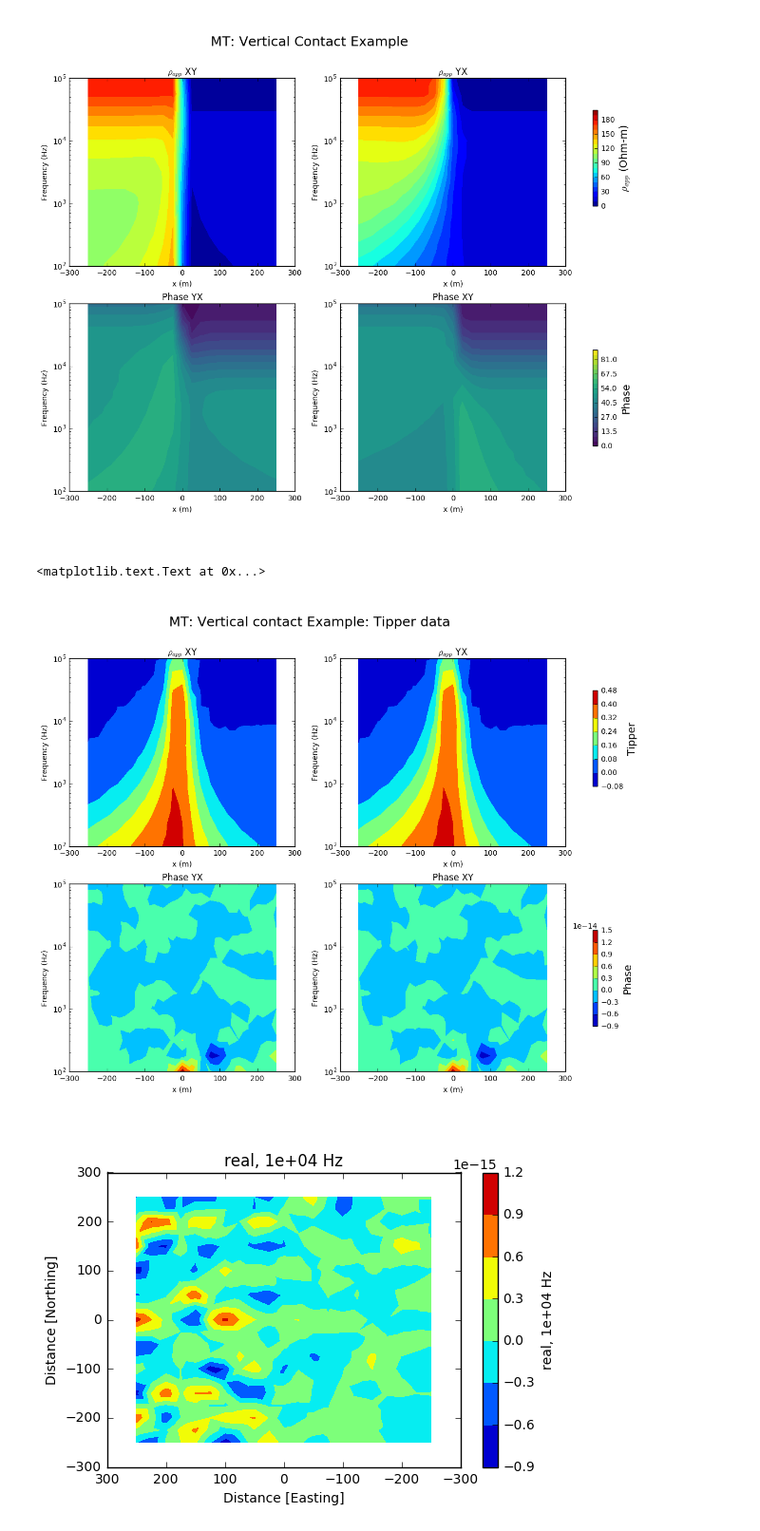
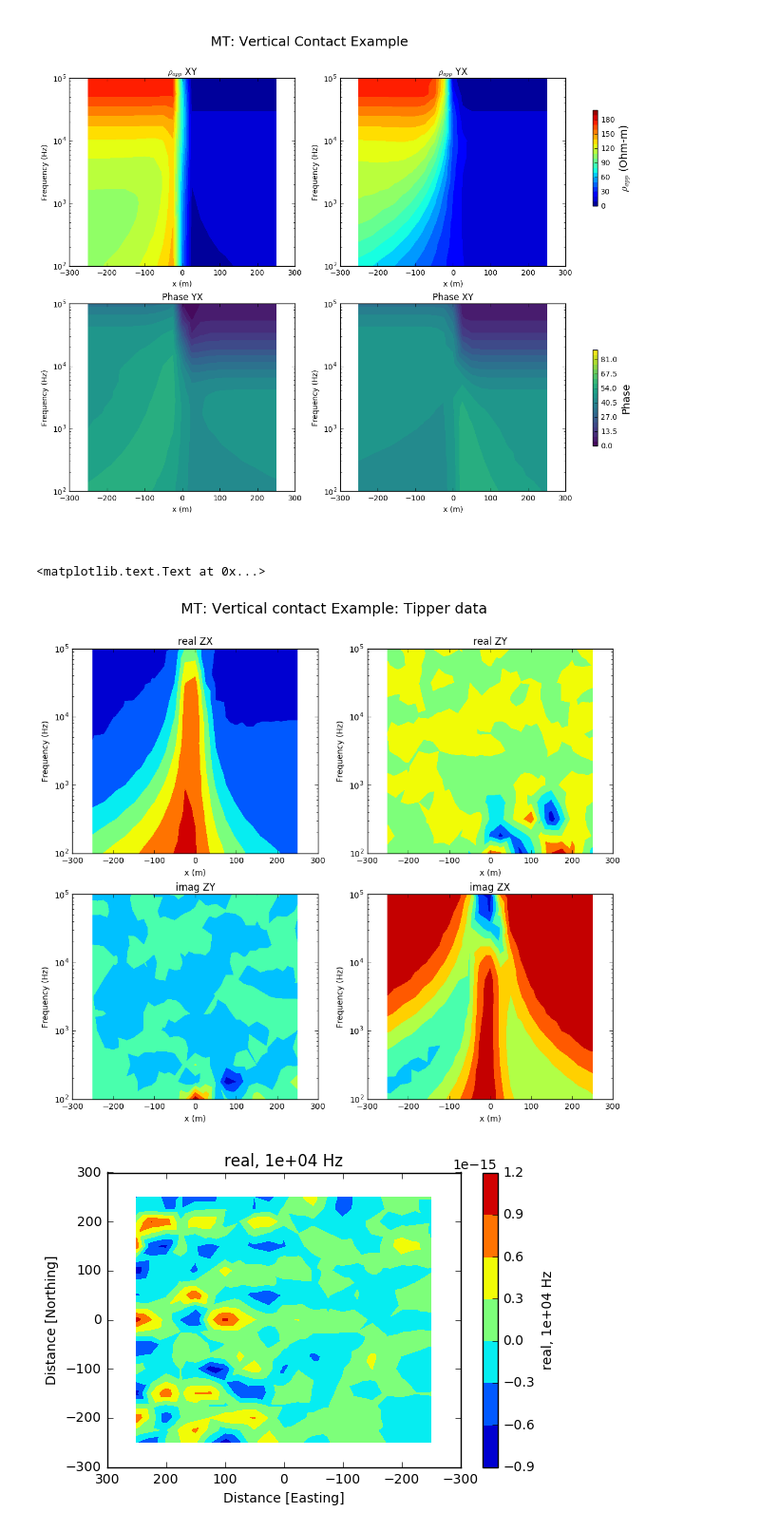
Before and after one commit to geoscixyz/em_examples, a Jupyter notebook: notebooks/geophysical_surveys/MT_Survey/plot data vertical contact.ipynb, the cells around one changed output. Shown: that part at 95% size. Saved outputs shown, nothing was run; the diff lists cells and outputs as text; code cells hidden in the pictures.

```diff
--- a/notebooks/geophysical_surveys/MT_Survey/plot data vertical contact.ipynb
+++ b/notebooks/geophysical_surveys/MT_Survey/plot data vertical contact.ipynb
@@ -135,53 +135,53 @@ fig.suptitle('MT: Vertical Contact Example',fontsize =18.)
 # %%
 fig = plt.figure(figsize= (12,10))
 ax0 = plt.subplot(221)
+ax1 = plt.subplot(224)
 ax2 = plt.subplot(222)
 ax3 = plt.subplot(223)
-ax1 = plt.subplot(224)
 
 cont_args_app_res = {'levels':np.linspace(50.,150.,11)}#,'norm':colors.LogNorm()}
 cont_args_phasexy = {'levels':np.linspace(-145.,-115.,21),'cmap':'viridis'}#,'norm':colors.LogNorm()}
 cont_args_phaseyx = {'levels':np.linspace(35.,55.,21),'cmap':'viridis'}#,'norm':colors.LogNorm()}
 
 
 fig,ax0,cont_appresxy = mtData.section_plot({'y':0.},'T','zx','real',ax=ax0, plot_error=False)#, **cont_args_app_res)
-fig,ax1,cont_phasexy = mtData.section_plot({'y':0.},'T','zy','imag',ax=ax1, plot_error=False)#, **cont_args_phasexy)
-fig,ax2,cont_appresyx = mtData.section_plot({'y':0.},'T','zx','real',ax=ax2, plot_error=False)#, **cont_args_app_res)
+fig,ax1,cont_phasexy = mtData.section_plot({'y':0.},'T','zx','imag',ax=ax1, plot_error=False)#, **cont_args_phasexy)
+fig,ax2,cont_appresyx = mtData.section_plot({'y':0.},'T','zy','real',ax=ax2, plot_error=False)#, **cont_args_app_res)
 fig,ax3,cont_phaseyx = mtData.section_plot({'y':0.},'T','zy','imag',ax=ax3, plot_error=False)#, **cont_args_phaseyx)
 ax0.set_yscale('log')
 ax1.set_yscale('log')
 ax2.set_yscale('log')
 ax3.set_yscale('log')
 
 ax0.set_xlabel('x (m)')
 ax0.set_ylabel('Frequency (Hz)')
 ax1.set_xlabel('x (m)')
 ax1.set_ylabel('Frequency (Hz)')
 ax2.set_xlabel('x (m)')
 ax2.set_ylabel('Frequency (Hz)')
 ax3.set_xlabel('x (m)')
 ax3.set_ylabel('Frequency (Hz)')
 
-ax0.set_title(r'$\rho_{app}$ XY')
-ax2.set_title(r'$\rho_{app}$ YX')
-ax1.set_title(r'Phase XY')
-ax3.set_title(r'Phase YX')
+ax0.set_title(r'real ZX')
+ax1.set_title(r'imag ZX')
+ax2.set_title(r'real ZY')
+ax3.set_title(r'imag ZY')
 
-cbar_ax = fig.add_axes([0.9, 0.5, 0.05, 0.5])
-cbar_ax.axis('off')
-cb = plt.colorbar(cont_appresxy, ax=cbar_ax)#,format = formatter)
-cb.set_label(r'Tipper',fontsize = 14.)
+#cbar_ax = fig.add_axes([0.9, 0.5, 0.05, 0.5])
+#cbar_ax.axis('off')
+#cb = plt.colorbar(cont_appresxy, ax=cbar_ax)#,format = formatter)
+#cb.set_label(r'Tipper',fontsize = 14.)
 
-cbar_ax = fig.add_axes([0.9, 0.05, 0.05, 0.5])
-cbar_ax.axis('off')
-cb = plt.colorbar(cont_phaseyx, ax=cbar_ax)#,format = formatter)
-cb.set_label(r'Phase',fontsize = 14.)
+#cbar_ax = fig.add_axes([0.9, 0.05, 0.05, 0.5])
+#cbar_ax.axis('off')
+#cb = plt.colorbar(cont_phaseyx, ax=cbar_ax)#,format = formatter)
+#cb.set_label(r'Phase',fontsize = 14.)
 fig.suptitle('MT: Vertical contact Example: Tipper data',fontsize =18.)
 
 #plt.tight_layout()
 # %% [output]
 <matplotlib.text.Text at 0x...>
-[figure, old version]
+[figure, new version]
 # %%
 component = 'real'
 freq = 1e4
```
Also changed, not shown: parts of 2 cells of this notebook, 2 other files.
